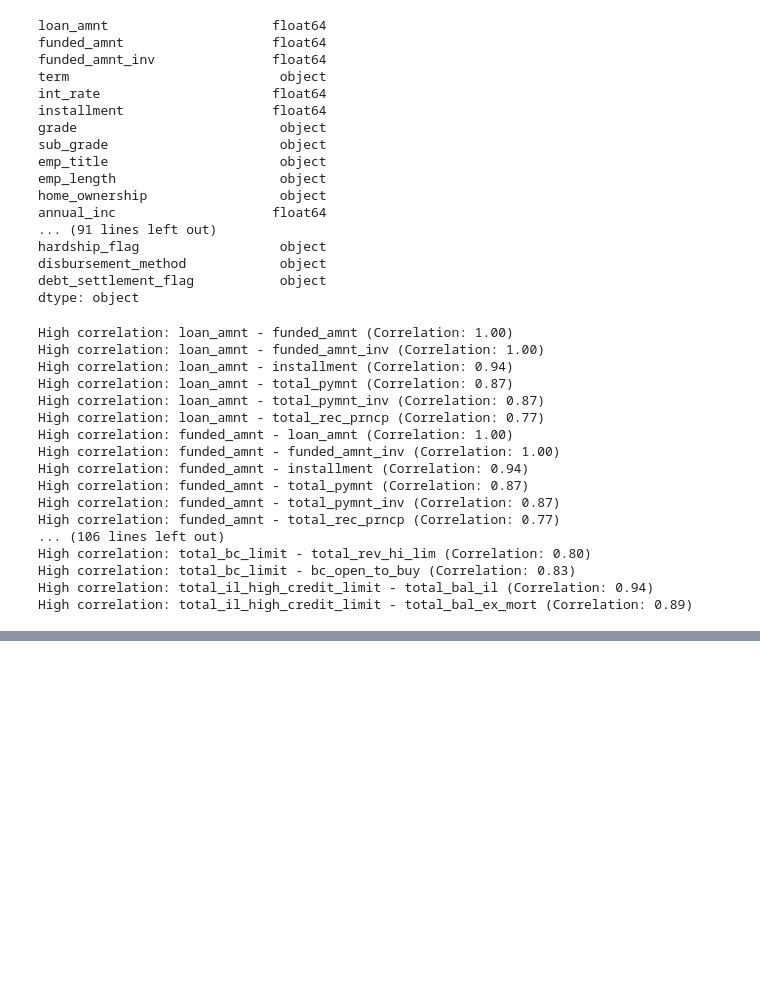
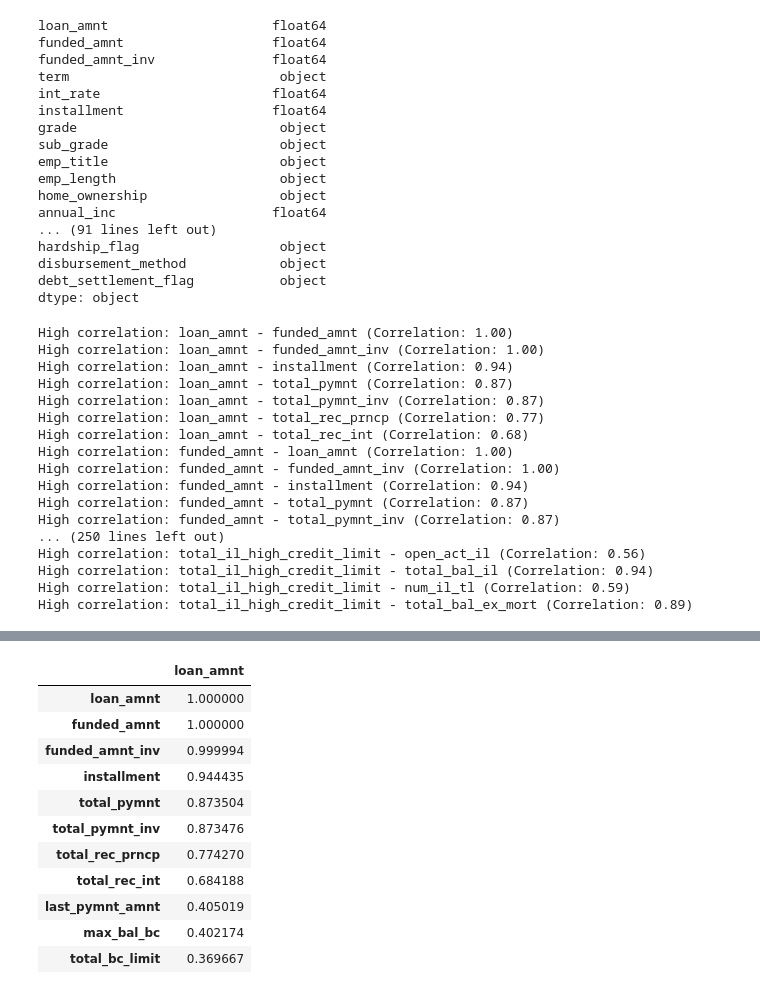
Before and after one commit to rachellliao/loan-default-prediction, a Jupyter notebook: EDA.ipynb, the cells around one changed output, grey strips where cells are left out. Cells and saved outputs as stored; diff of their text form; code cells hidden in the pictures; blank space fills up the shorter version.

```diff
--- a/EDA.ipynb
+++ b/EDA.ipynb
@@ -384,7 +384,7 @@ for col1 in num_cols:
     for col2 in num_cols:
         if col1 != col2:
             correlation = df_modified[col1].corr(df_modified[col2])
-            if correlation > 0.7:
+            if correlation > 0.5:
                 high_corr_features.append((col1, col2, correlation))
 
 # Print the list of high correlation features
@@ -397,16 +397,16 @@ High correlation: loan_amnt - installment (Correlation: 0.94)
 High correlation: loan_amnt - total_pymnt (Correlation: 0.87)
 High correlation: loan_amnt - total_pymnt_inv (Correlation: 0.87)
 High correlation: loan_amnt - total_rec_prncp (Correlation: 0.77)
+High correlation: loan_amnt - total_rec_int (Correlation: 0.68)
 High correlation: funded_amnt - loan_amnt (Correlation: 1.00)
 High correlation: funded_amnt - funded_amnt_inv (Correlation: 1.00)
 High correlation: funded_amnt - installment (Correlation: 0.94)
 High correlation: funded_amnt - total_pymnt (Correlation: 0.87)
 High correlation: funded_amnt - total_pymnt_inv (Correlation: 0.87)
-High correlation: funded_amnt - total_rec_prncp (Correlation: 0.77)
-... (106 lines left out)
-High correlation: total_bc_limit - total_rev_hi_lim (Correlation: 0.80)
-High correlation: total_bc_limit - bc_open_to_buy (Correlation: 0.83)
+... (250 lines left out)
+High correlation: total_il_high_credit_limit - open_act_il (Correlation: 0.56)
 High correlation: total_il_high_credit_limit - total_bal_il (Correlation: 0.94)
+High correlation: total_il_high_credit_limit - num_il_tl (Correlation: 0.59)
 High correlation: total_il_high_credit_limit - total_bal_ex_mort (Correlation: 0.89)
 # %%
 # Create a correlation matrix
@@ -430,4 +430,21 @@ corr_matrix
 | total_bal_ex_mort | 0.270128 | 0.270128 | 0.270109 | 0.022167 | 0.244100 | 0.340050 | 0.237820 | 0.036325 | ... |
 | total_bc_limit | 0.369667 | 0.369667 | 0.369860 | -0.257925 | 0.336086 | 0.299154 | 0.025506 | -0.085876 | ... |
 | total_il_high_credit_limit | 0.197248 | 0.197248 | 0.197235 | 0.021558 | 0.171332 | 0.280640 | 0.262665 | 0.065602 | ... |
+# %%
+# Select the top 10 variables with the highest correlation values overall
+top_10_corr_features = corr_matrix['loan_amnt'].sort_values(ascending=False).head(11).to_frame()
+top_10_corr_features
+# %% [output]
+|  | loan_amnt |
+| loan_amnt | 1.000000 |
+| funded_amnt | 1.000000 |
+| funded_amnt_inv | 0.999994 |
+| installment | 0.944435 |
+| total_pymnt | 0.873504 |
+| total_pymnt_inv | 0.873476 |
+| total_rec_prncp | 0.774270 |
+| total_rec_int | 0.684188 |
+| last_pymnt_amnt | 0.405019 |
+| max_bal_bc | 0.402174 |
+| total_bc_limit | 0.369667 |
 # %%
```
Also changed, not shown: parts of 3 cells of this notebook.
